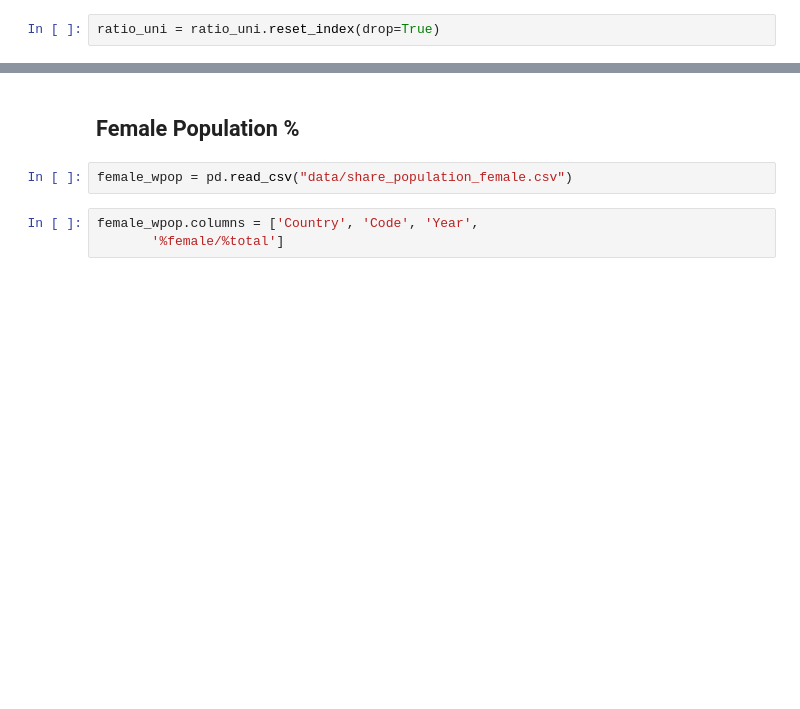
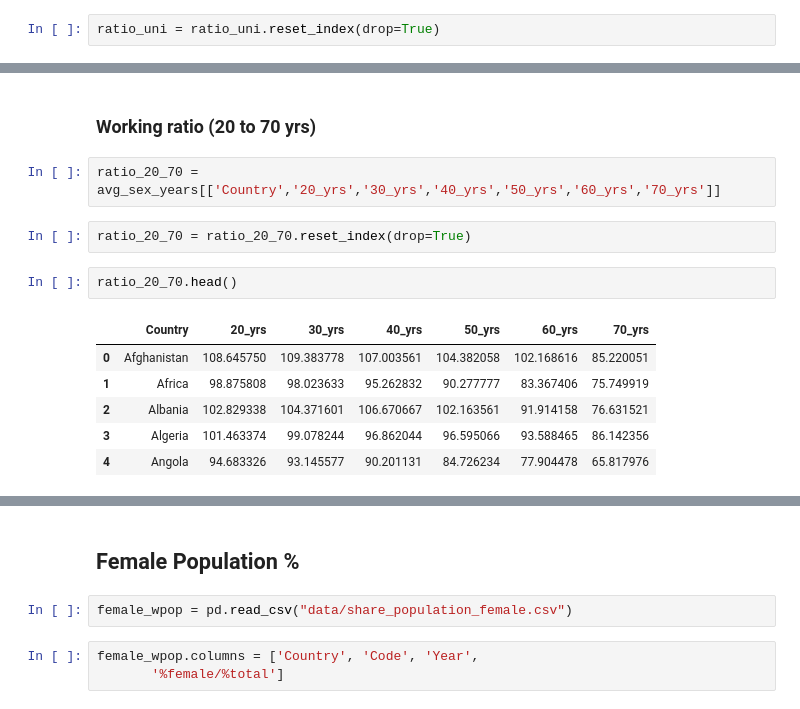
Before and after one commit to ta-data-bcn/Project-Week-5-Your-Own-Project, a Jupyter notebook: your-project/Data cleaning.ipynb, the cells around one changed output, grey strips where cells are left out. Cells and saved outputs as stored; diff of their text form; blank space fills up the shorter version.

```diff
--- a/your-project/Data cleaning.ipynb
+++ b/your-project/Data cleaning.ipynb
@@ -196,0 +202,15 @@ ratio_uni.head()
+# %% [markdown]
+### Working ratio (20 to 70 yrs)
+# %%
+ratio_20_70 = avg_sex_years[['Country','20_yrs','30_yrs','40_yrs','50_yrs','60_yrs','70_yrs']]
+# %%
+ratio_20_70 = ratio_20_70.reset_index(drop=True)
+# %%
+ratio_20_70.head()
+# %% [output]
+|  | Country | 20_yrs | 30_yrs | 40_yrs | 50_yrs | 60_yrs | 70_yrs |
+| 0 | Afghanistan | 108.645750 | 109.383778 | 107.003561 | 104.382058 | 102.168616 | 85.220051 |
+| 1 | Africa | 98.875808 | 98.023633 | 95.262832 | 90.277777 | 83.367406 | 75.749919 |
+| 2 | Albania | 102.829338 | 104.371601 | 106.670667 | 102.163561 | 91.914158 | 76.631521 |
+| 3 | Algeria | 101.463374 | 99.078244 | 96.862044 | 96.595066 | 93.588465 | 86.142356 |
+| 4 | Angola | 94.683326 | 93.145577 | 90.201131 | 84.726234 | 77.904478 | 65.817976 |
```
Also changed, not shown: parts of 49 cells of this notebook.
